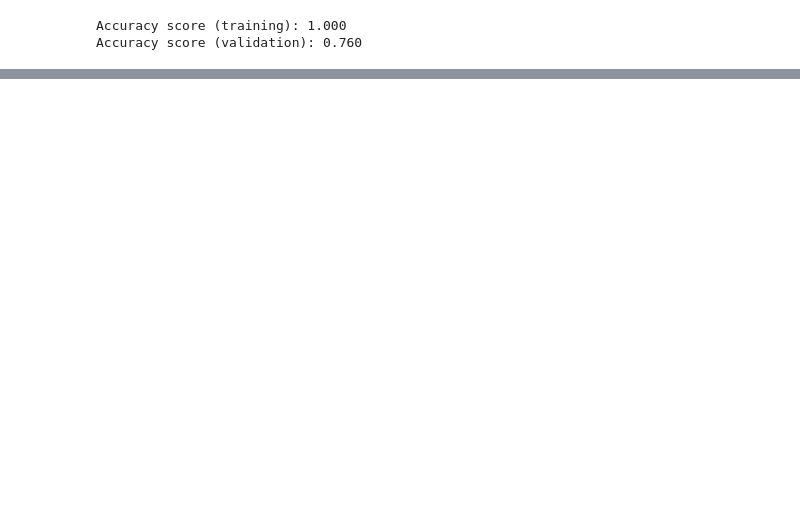
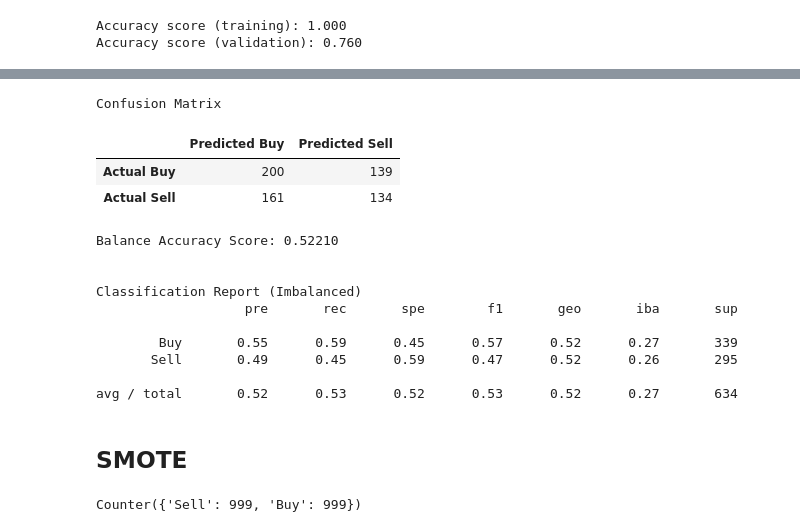
Before and after one commit to somyapanda/Project_2, a Jupyter notebook: Andy/random_forest_spg.ipynb, the cells around one changed output, grey strips where cells are left out. Saved outputs shown, nothing was run; the diff lists cells and outputs as text; code cells hidden in the pictures; blank space fills up the shorter version.

```diff
--- a/Andy/random_forest_spg.ipynb
+++ b/Andy/random_forest_spg.ipynb
@@ -202,0 +220,44 @@ Image(graph.create_png())
+# %%
+model_over_resample = LogisticRegression(solver='lbfgs', random_state=78)
+model_over_resample.fit(X_over_resampled, y_over_resampled)
+y_pred_over = model.predict(X_test_scaled)
+cm_over = confusion_matrix(y_test, y_pred_over)
+cm_over_df = pd.DataFrame(
+    cm_over, index=["Actual Buy", "Actual Sell"], columns=["Predicted Buy", "Predicted Sell"]
+)
+bac_over = balanced_accuracy_score(y_test, y_pred_over)
+# %%
+print('Confusion Matrix')
+display(cm_over_df)
+print()
+print()
+print(f'Balance Accuracy Score: {bac_over:.5f}')
+print()
+print()
+print('Classification Report (Imbalanced)')
+print(classification_report_imbalanced(y_test, y_pred_over))
+# %% [output]
+Confusion Matrix
+|  | Predicted Buy | Predicted Sell |
+| Actual Buy | 200 | 139 |
+| Actual Sell | 161 | 134 |
+Balance Accuracy Score: 0.52210
+
+
+Classification Report (Imbalanced)
+                   pre       rec       spe        f1       geo       iba       sup
+
+        Buy       0.55      0.59      0.45      0.57      0.52      0.27       339
+       Sell       0.49      0.45      0.59      0.47      0.52      0.26       295
+
+avg / total       0.52      0.53      0.52      0.53      0.52      0.27       634
+# %% [markdown]
+## SMOTE
+# %%
+X_resampled_smote, y_resampled_smote = SMOTE(random_state=1, sampling_strategy=1.0).fit_resample(
+    X_train_scaled, y_train
+)
+
+Counter(y_resampled_smote)
+# %% [output]
+Counter({'Sell': 999, 'Buy': 999})
```
Also changed, not shown: parts of 27 cells of this notebook.
